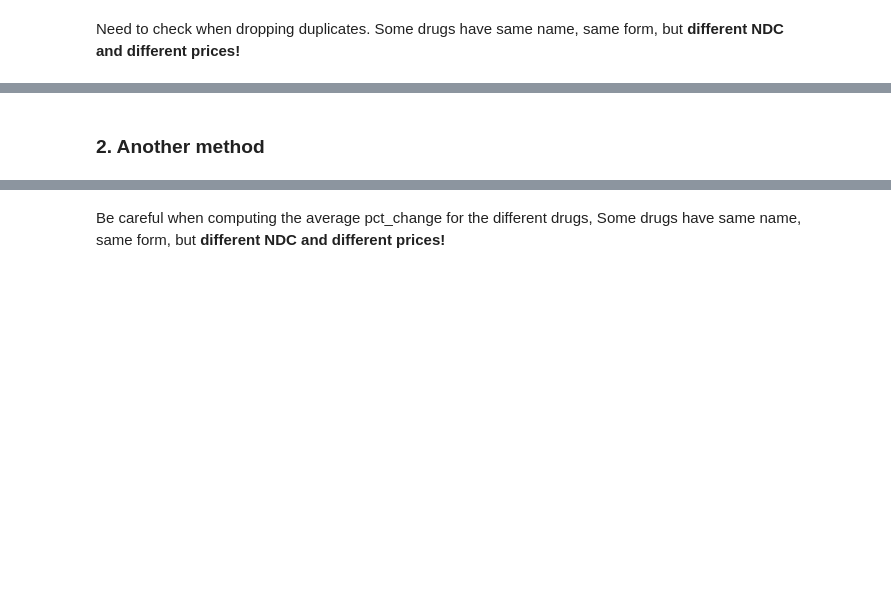
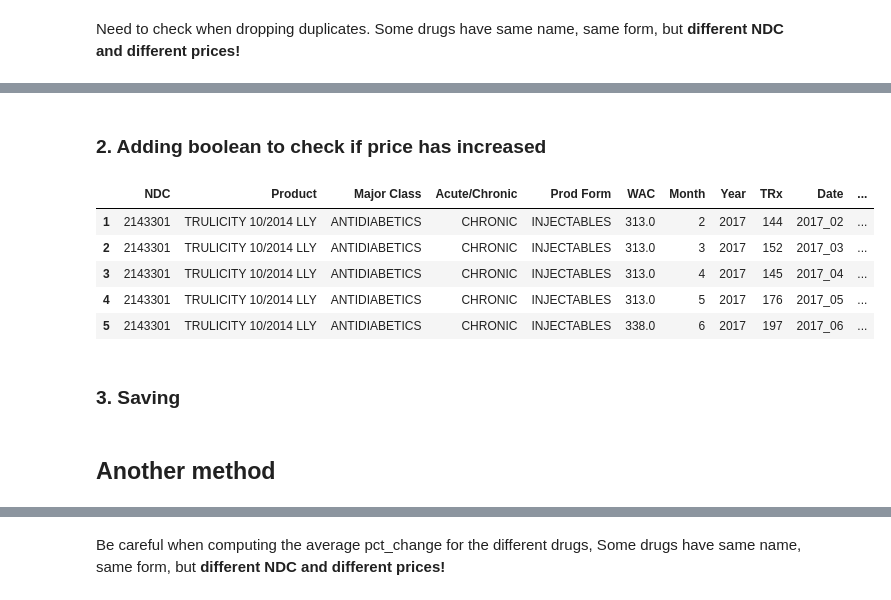
Before and after one commit to pauldoan/CBS_Nephron, a Jupyter notebook: Research/Price_changes.ipynb, the cells around one changed output, grey strips where cells are left out. Drawn from its saved outputs; the diff is of its cells as text; code cells hidden in the pictures; blank space fills up the shorter version.

```diff
--- a/Research/Price_changes.ipynb
+++ b/Research/Price_changes.ipynb
@@ -63,8 +68,23 @@ Shape:  (55525, 11)
+# %% [markdown]
+### 2. Adding boolean to check if price has increased
+# %%
+df_pct = df_pct.dropna()
+df_pct['changed'] = (df_pct.Pct_change != 0) * 1
+df_pct.head()
+# %% [output]
+|  | NDC | Product | Major Class | Acute/Chronic | Prod Form | WAC | Month | Year | TRx | Date | ... |
+| 1 | 2143301 | TRULICITY 10/2014 LLY | ANTIDIABETICS | CHRONIC | INJECTABLES | 313.0 | 2 | 2017 | 144 | 2017_02 | ... |
+| 2 | 2143301 | TRULICITY 10/2014 LLY | ANTIDIABETICS | CHRONIC | INJECTABLES | 313.0 | 3 | 2017 | 152 | 2017_03 | ... |
+| 3 | 2143301 | TRULICITY 10/2014 LLY | ANTIDIABETICS | CHRONIC | INJECTABLES | 313.0 | 4 | 2017 | 145 | 2017_04 | ... |
+| 4 | 2143301 | TRULICITY 10/2014 LLY | ANTIDIABETICS | CHRONIC | INJECTABLES | 313.0 | 5 | 2017 | 176 | 2017_05 | ... |
+| 5 | 2143301 | TRULICITY 10/2014 LLY | ANTIDIABETICS | CHRONIC | INJECTABLES | 338.0 | 6 | 2017 | 197 | 2017_06 | ... |
+# %% [markdown]
+### 3. Saving
 # %%
 # Saving dataset
 df_pct.to_csv('drugs_pct_changes_TRX_monthly.csv', index=False)
 # %% [markdown]
-### 2. Another method
+## Another method
 # %%
 # Pivoting to get WAC per date for each drug in a row
 df_pivot = df.pivot_table(values=['WAC'], index=['NDC', 'Product', 'Major Class', 'Acute/Chronic', 'Prod Form'], columns='Date')
```
Also changed, not shown: parts of 1 cell of this notebook, 7 other files.
